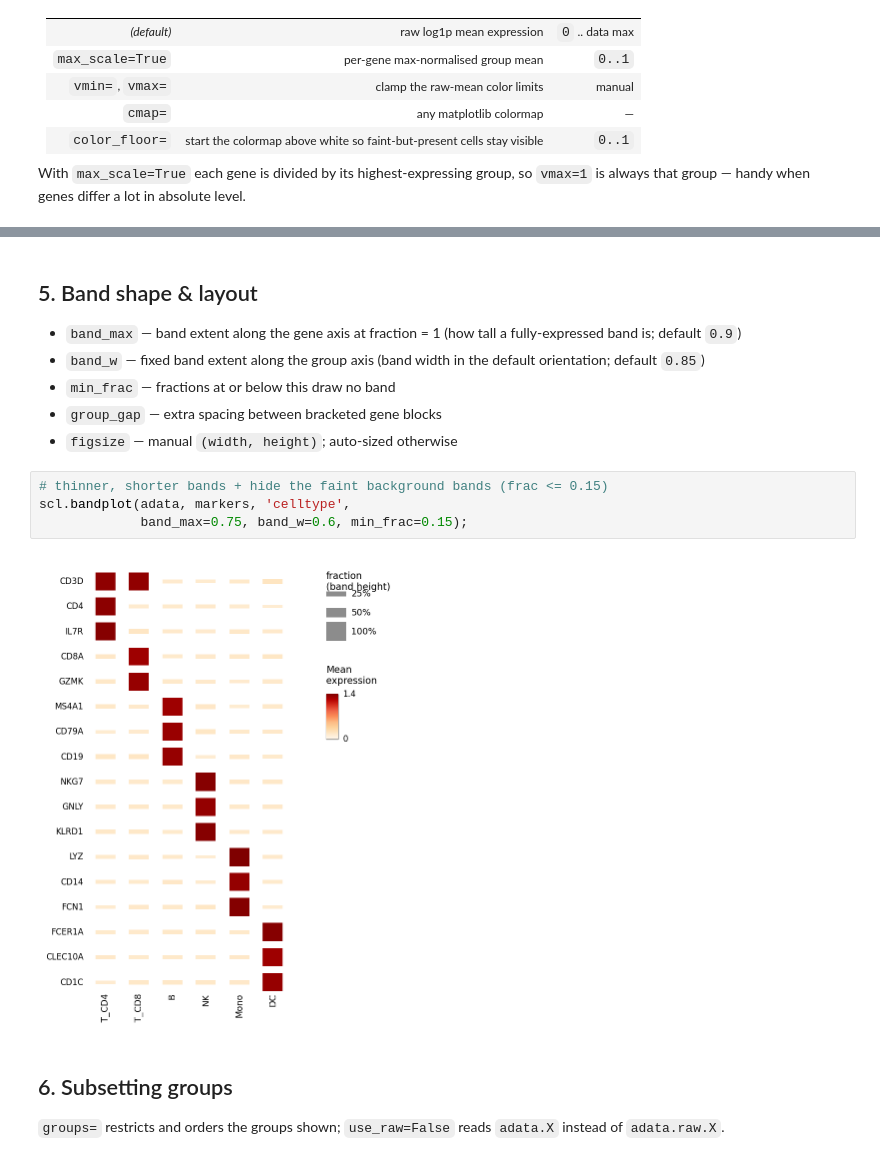
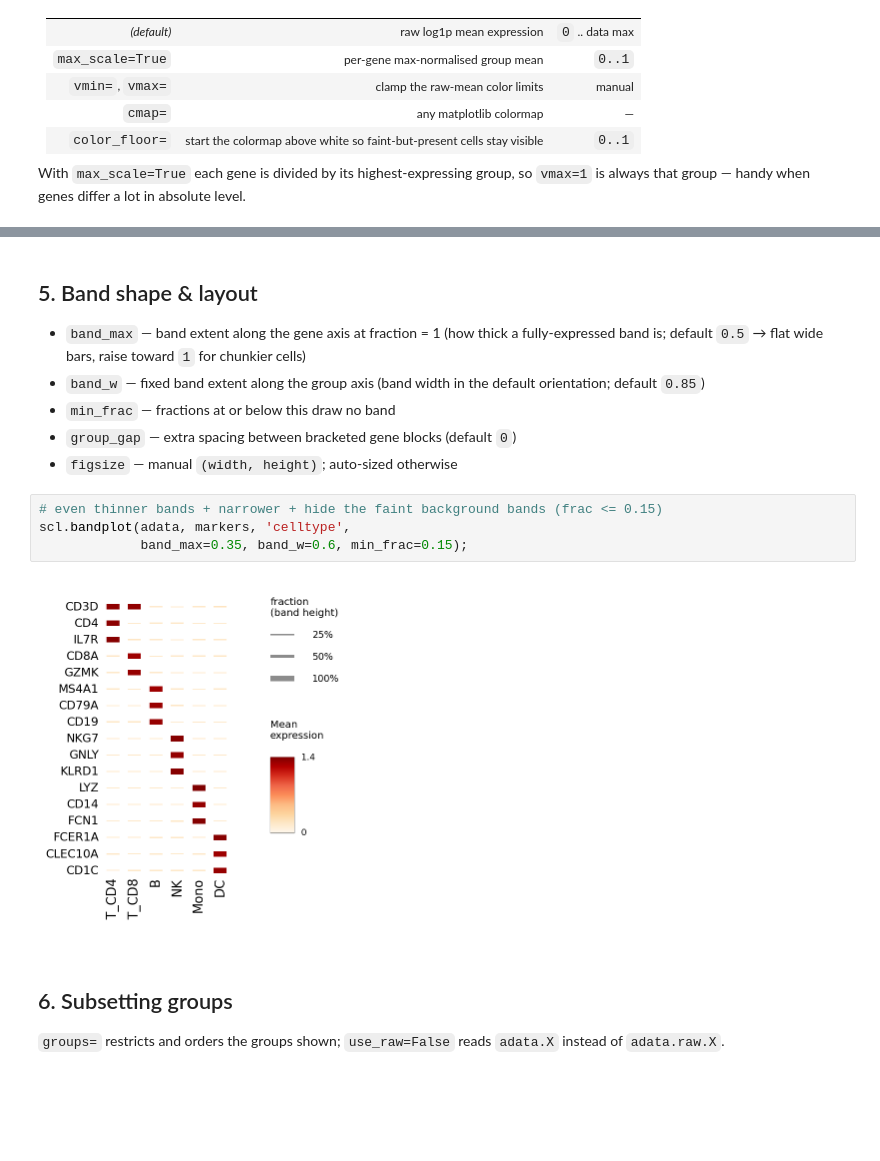
Before and after one commit to scmgl-kaist/sceleto, a Jupyter notebook: docs/bandplot_tutorial.ipynb, the cells around one changed output, grey strips where cells are left out. Cells and saved outputs as stored; diff of their text form; blank space fills up the shorter version.

```diff
--- a/docs/bandplot_tutorial.ipynb
+++ b/docs/bandplot_tutorial.ipynb
@@ -115,17 +115,17 @@ scl.bandplot(adata, panel, 'celltype');
 # %% [markdown]
 ## 5. Band shape & layout
 
-- `band_max` — band extent along the gene axis at fraction = 1 (how tall a fully-expressed band is; default `0.9`)
+- `band_max` — band extent along the gene axis at fraction = 1 (how thick a fully-expressed band is; default `0.5` → flat wide bars, raise toward `1` for chunkier cells)
 - `band_w` — fixed band extent along the group axis (band width in the default orientation; default `0.85`)
 - `min_frac` — fractions at or below this draw no band
-- `group_gap` — extra spacing between bracketed gene blocks
+- `group_gap` — extra spacing between bracketed gene blocks (default `0`)
 - `figsize` — manual `(width, height)`; auto-sized otherwise
 # %%
-# thinner, shorter bands + hide the faint background bands (frac <= 0.15)
+# even thinner bands + narrower + hide the faint background bands (frac <= 0.15)
 scl.bandplot(adata, markers, 'celltype',
-             band_max=0.75, band_w=0.6, min_frac=0.15);
+             band_max=0.35, band_w=0.6, min_frac=0.15);
 # %% [output]
-[figure, old version]
+[figure, new version]
 # %% [markdown]
 ## 6. Subsetting groups
 
```
Also changed, not shown: parts of 10 cells of this notebook, 1 other file.
